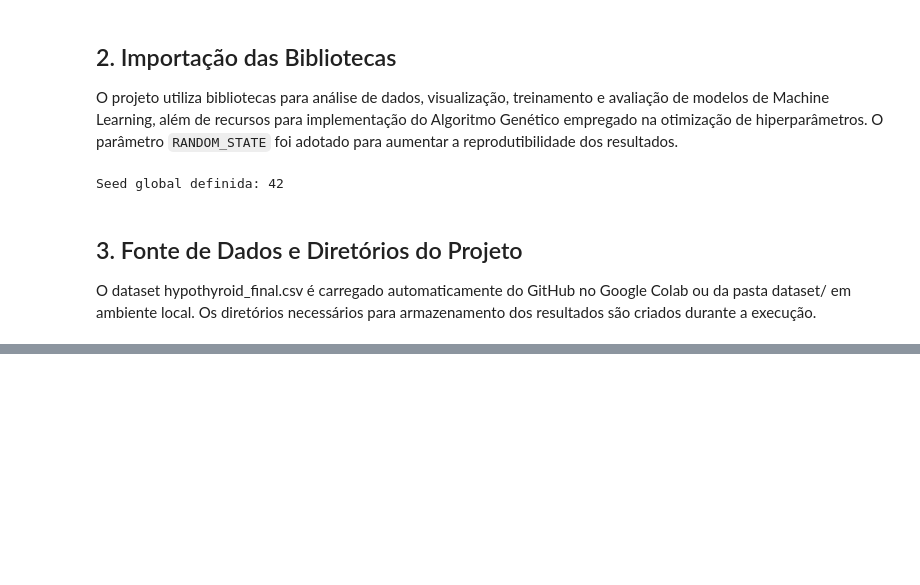
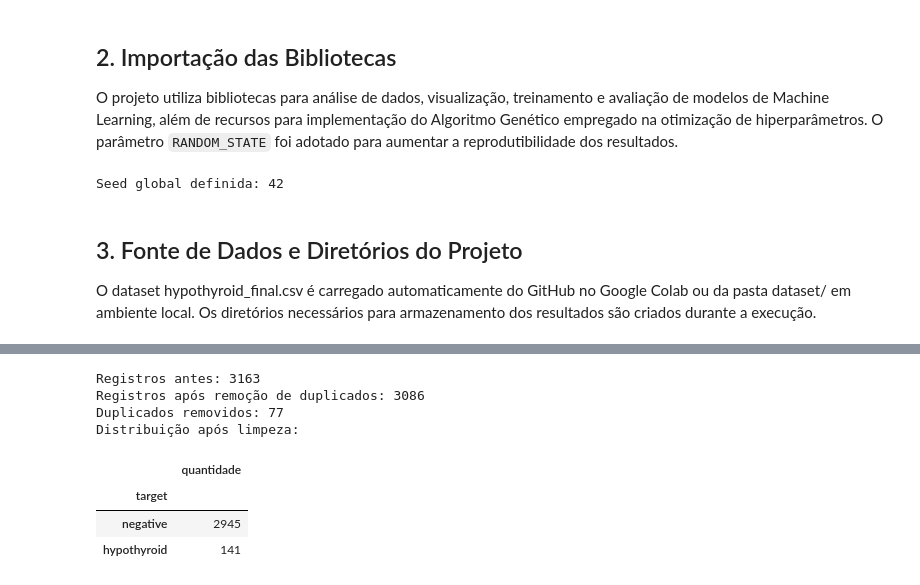
Before and after one commit to Val-Faria/tech-challenge-ia-saude, a Jupyter notebook: 02_otimizacao_hiperparametros_ag.ipynb, the cells around one changed output, grey strips where cells are left out. Drawn from its saved outputs; the diff is of its cells as text; code cells hidden in the pictures; blank space fills up the shorter version.

```diff
--- a/02_otimizacao_hiperparametros_ag.ipynb
+++ b/02_otimizacao_hiperparametros_ag.ipynb
@@ -117,0 +145,23 @@ Diretório de figuras: /content/TechCahllenge_Tireoide/reports/figures
+# %%
+dados_limpos = dados.copy()
+antes = len(dados_limpos)
+dados_limpos = dados_limpos.drop_duplicates().reset_index(drop=True)
+depois = len(dados_limpos)
+
+print(f"Registros antes: {antes}")
+print(f"Registros após remoção de duplicados: {depois}")
+print(f"Duplicados removidos: {antes - depois}")
+
+dados_limpos = dados_limpos[dados_limpos[TARGET_COLUMN].isin([NEGATIVE_LABEL, POSITIVE_LABEL])].reset_index(drop=True)
+
+print("Distribuição após limpeza:")
+display(dados_limpos[TARGET_COLUMN].value_counts().to_frame("quantidade"))
+# %% [output]
+Registros antes: 3163
+Registros após remoção de duplicados: 3086
+Duplicados removidos: 77
+Distribuição após limpeza:
+|  | quantidade |
+| target |  |
+| negative | 2945 |
+| hypothyroid | 141 |
```
Also changed, not shown: parts of 15 cells of this notebook.
